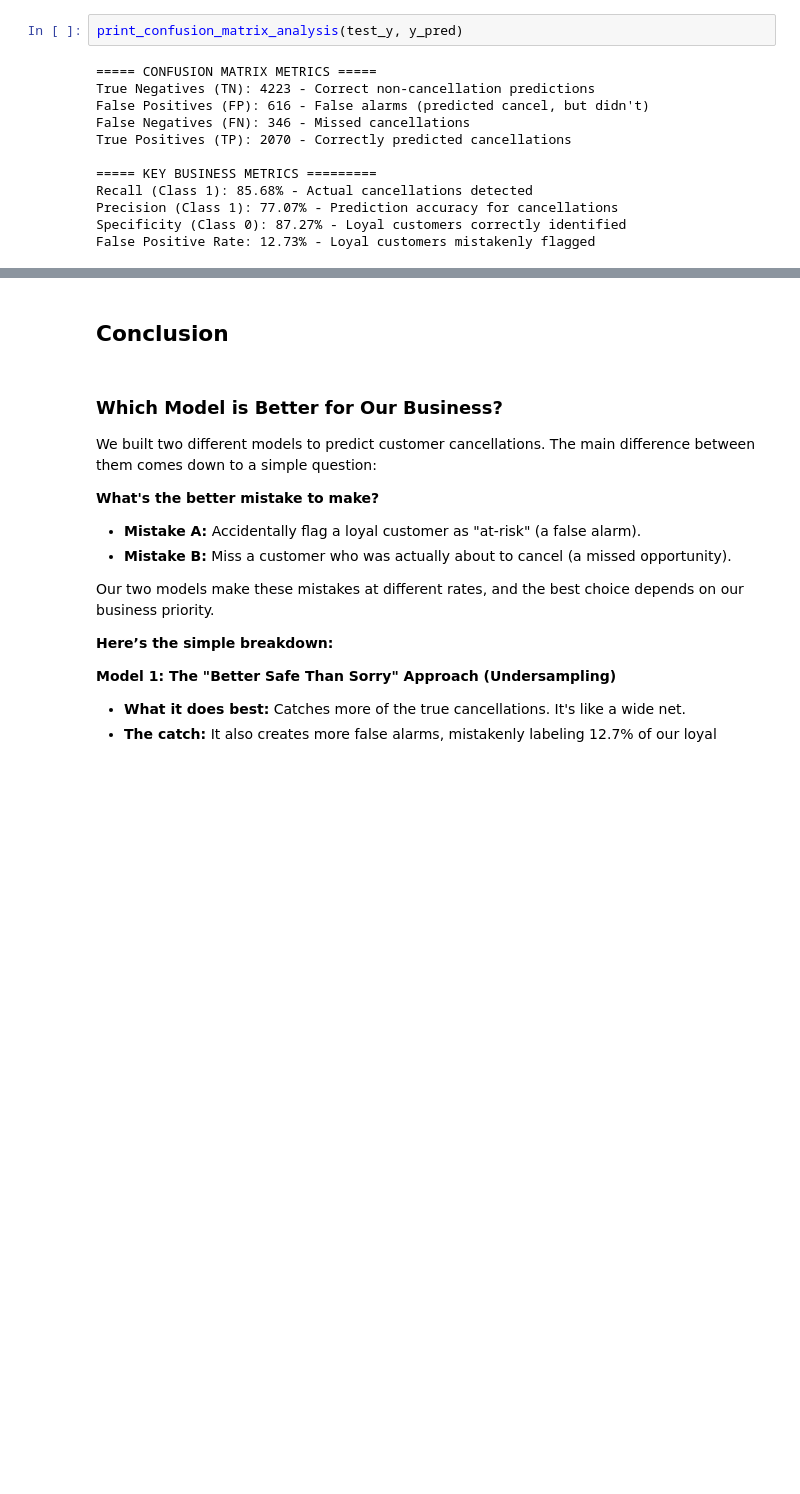
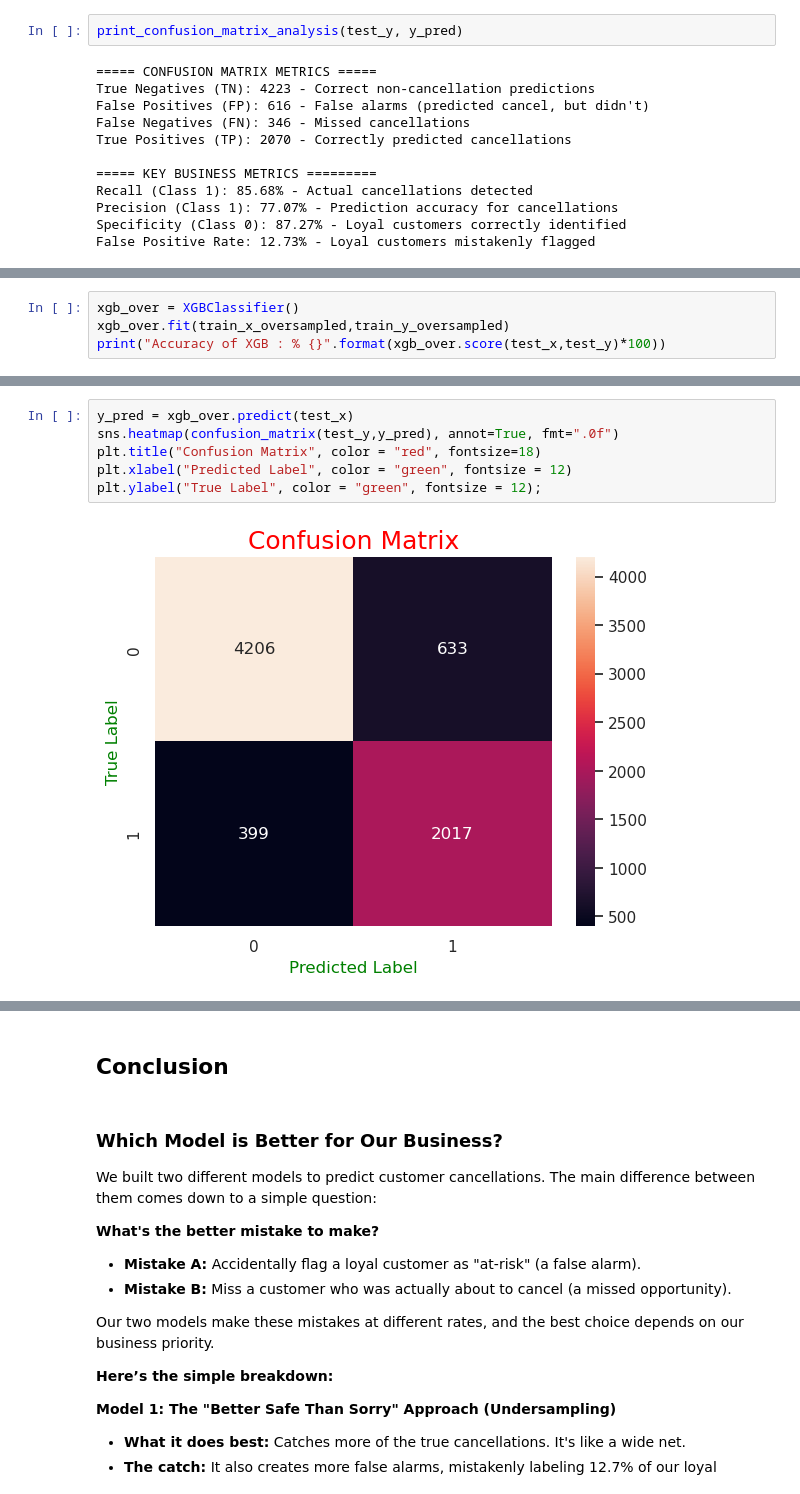
Before and after one commit to rolaseba/hotel-reservation-prediction, a Jupyter notebook: notebook.ipynb, the cells around one changed output, grey strips where cells are left out. Drawn from its saved outputs; the diff is of its cells as text; blank space fills up the shorter version.

```diff
--- a/notebook.ipynb
+++ b/notebook.ipynb
@@ -2045,0 +2149,4 @@ False Positive Rate: 12.73% - Loyal customers mistakenly flagged
+# %%
+xgb_over = XGBClassifier()
+xgb_over.fit(train_x_oversampled,train_y_oversampled)
+print("Accuracy of XGB : % {}".format(xgb_over.score(test_x,test_y)*100))
@@ -2045,0 +2167,8 @@ False Positive Rate: 12.73% - Loyal customers mistakenly flagged
+# %%
+y_pred = xgb_over.predict(test_x)
+sns.heatmap(confusion_matrix(test_y,y_pred), annot=True, fmt=".0f")
+plt.title("Confusion Matrix", color = "red", fontsize=18)
+plt.xlabel("Predicted Label", color = "green", fontsize = 12)
+plt.ylabel("True Label", color = "green", fontsize = 12);
+# %% [output]
+[figure, added]
```
Also changed, not shown: parts of 31 cells of this notebook.
